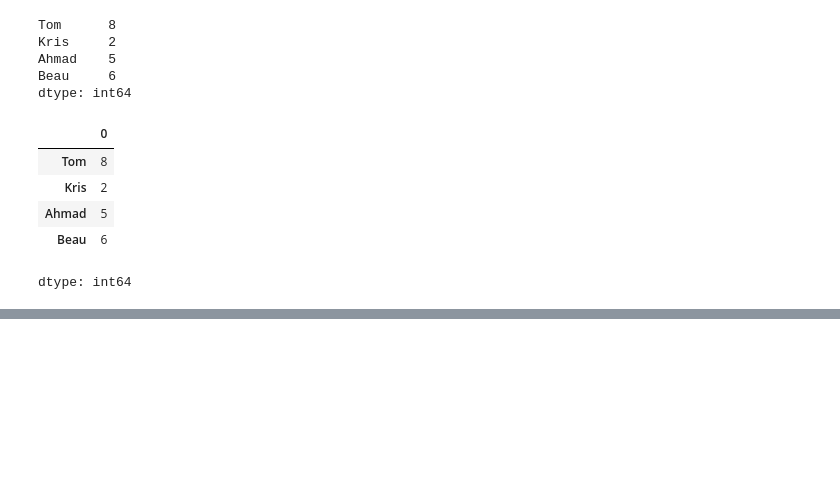
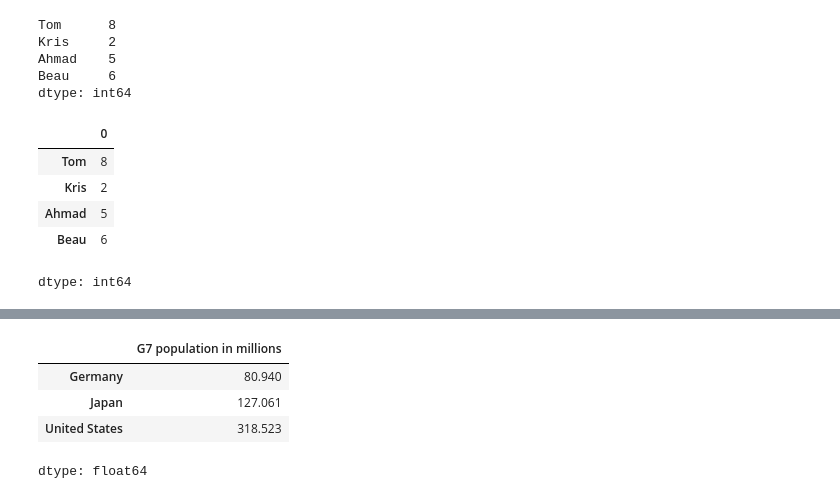
Before and after one commit to OketchOdanga/DataAnalysisWithPython, a Jupyter notebook: DataAnalysisWithPython(FreeCodecamp).ipynb, the cells around one changed output, grey strips where cells are left out. Saved outputs shown, nothing was run; the diff lists cells and outputs as text; code cells hidden in the pictures; blank space fills up the shorter version.

```diff
--- a/DataAnalysisWithPython(FreeCodecamp).ipynb
+++ b/DataAnalysisWithPython(FreeCodecamp).ipynb
@@ -227,0 +282,8 @@ dtype: int64
+# %%
+g7_pop[g7_pop > 70]
+# %% [output]
+|  | G7 population in millions |
+| Germany | 80.940 |
+| Japan | 127.061 |
+| United States | 318.523 |
+dtype: float64
```
Also changed, not shown: parts of 17 cells of this notebook.
